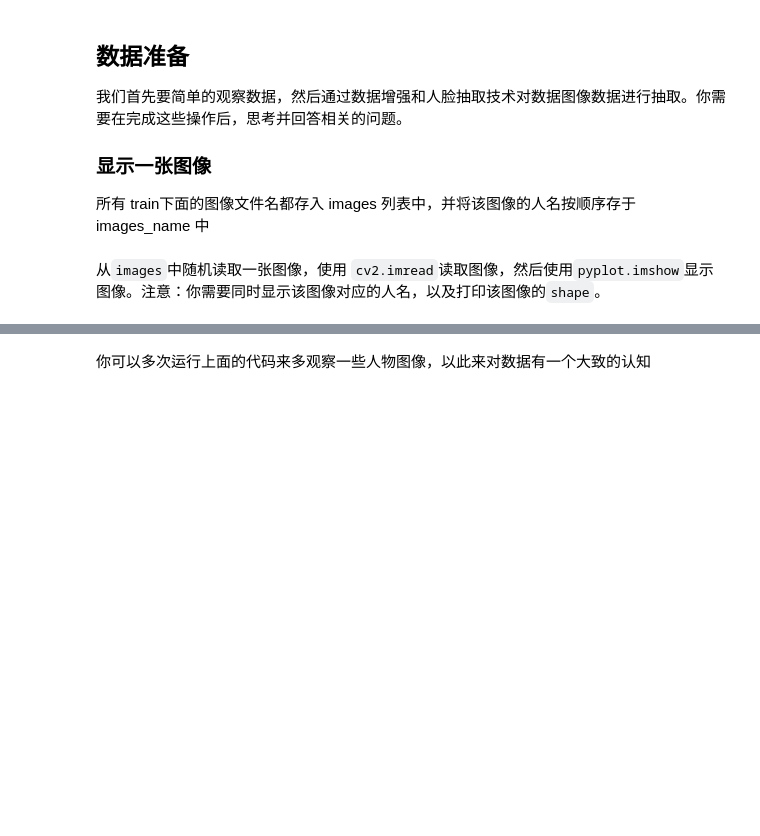
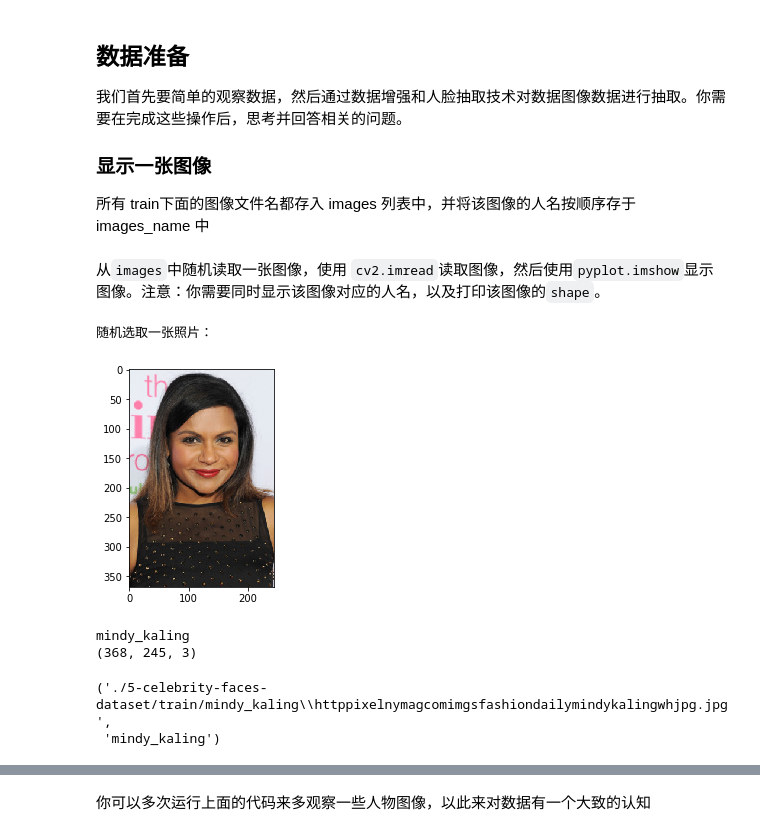
Before and after one commit to tianyiran02/-udacityML_faceDetection, a Jupyter notebook: Face Recognition.ipynb, the cells around one changed output, grey strips where cells are left out. Saved outputs shown, nothing was run; the diff lists cells and outputs as text; code cells hidden in the pictures; blank space fills up the shorter version.

Commit message:
get all the tasks done

```diff
--- a/Face Recognition.ipynb
+++ b/Face Recognition.ipynb
@@ -29,23 +36,38 @@ data_root = "./5-celebrity-faces-dataset/train/"
 # %%
-# TODO: 把所有 train下面的图像文件名都存入 images 列表中，并将该图像的人名按顺序存于 images_name 中
+# Done: 把所有 train下面的图像文件名都存入 images 列表中，并将该图像的人名按顺序存于 images_name 中
 images = []
 images_name = []
+
+for dir in os.listdir(data_root):
+    for file in os.listdir(os.path.join(data_root, dir)):
+        images_name.append(dir)
+        images.append(file)
 # %% [markdown]
 从`images`中随机读取一张图像，使用 `cv2.imread`读取图像，然后使用`pyplot.imshow`显示图像。注意：你需要同时显示该图像对应的人名，以及打印该图像的`shape`。
 # %%
 # TODO: 从images 中随机读取一张图像，并获得该图像中的人名
 def random_sample(images=images, images_name=images_name):
     print("随机选取一张照片：")
     # TODO：从 images 和 images_name 随机读取一个图像文件路径以及该图像的人名
-    im_file, im_name =
+    idx = randint(0, len(images))
+    im_file, im_name = images[idx], images_name[idx]
     # TODO：使用 cv2.imread 读取图像文件
-    img =
+    img = cv2.imread(os.path.join(data_root, im_name, im_file), cv2.IMREAD_COLOR)
     # TODO：使用 plt.imshow 和 plt.show() 显示图像
+    plt.imshow(cv2.cvtColor(img, cv2.COLOR_BGR2RGB))
+    plt.show()
 
     # 打印该图像的人名
     print(im_name)
     # 打印该图像的大小 shape
     print(img.shape)
-    return im_file, im_name
+    return os.path.join(data_root, im_name, im_file), im_name
 
 random_sample(images, images_name)
+# %% [output]
+随机选取一张照片：
+[figure, added]
+mindy_kaling
+(368, 245, 3)
+('./5-celebrity-faces-dataset/train/mindy_kaling\\httppixelnymagcomimgsfashiondailymindykalingwhjpg.jpg',
+ 'mindy_kaling')
```
Also changed, not shown: parts of 41 cells of this notebook.
